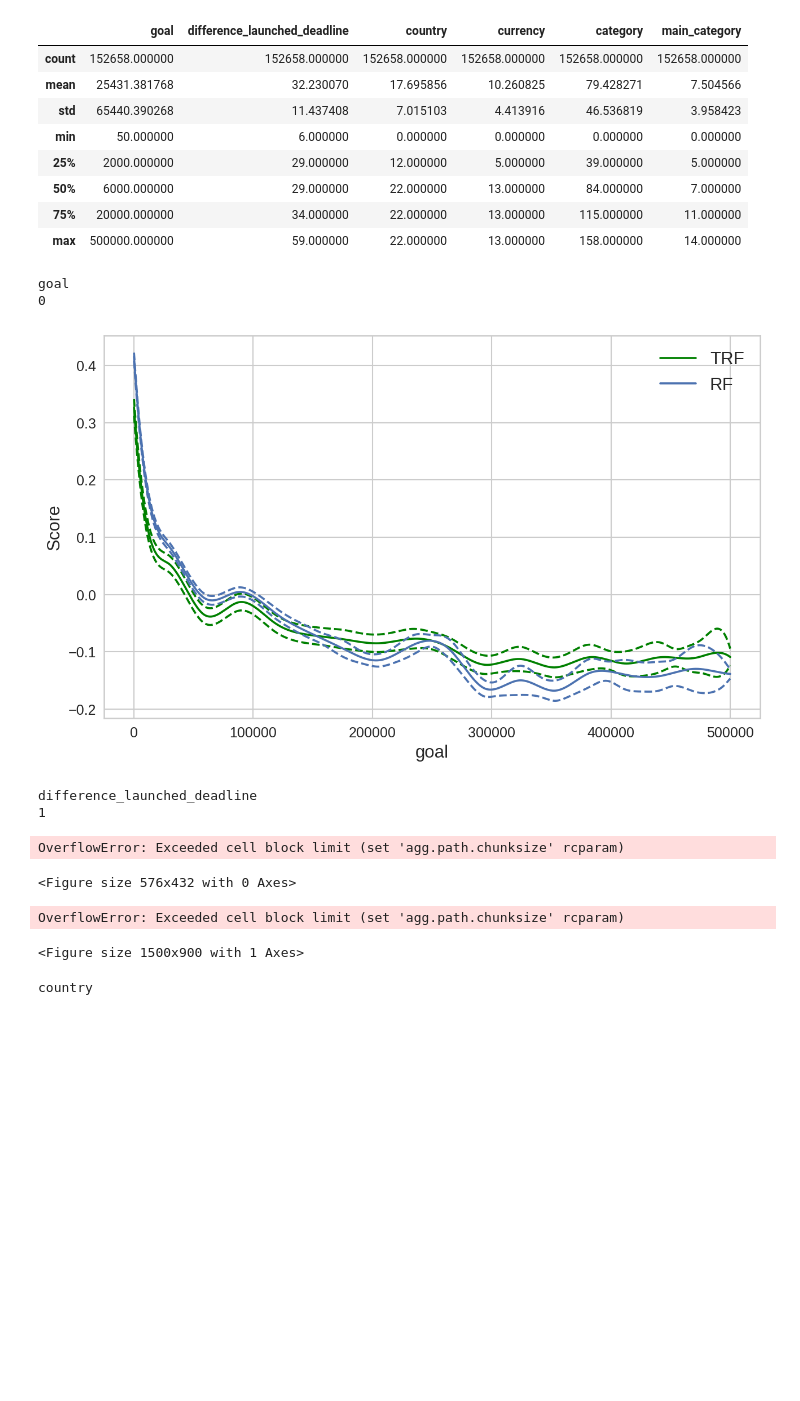
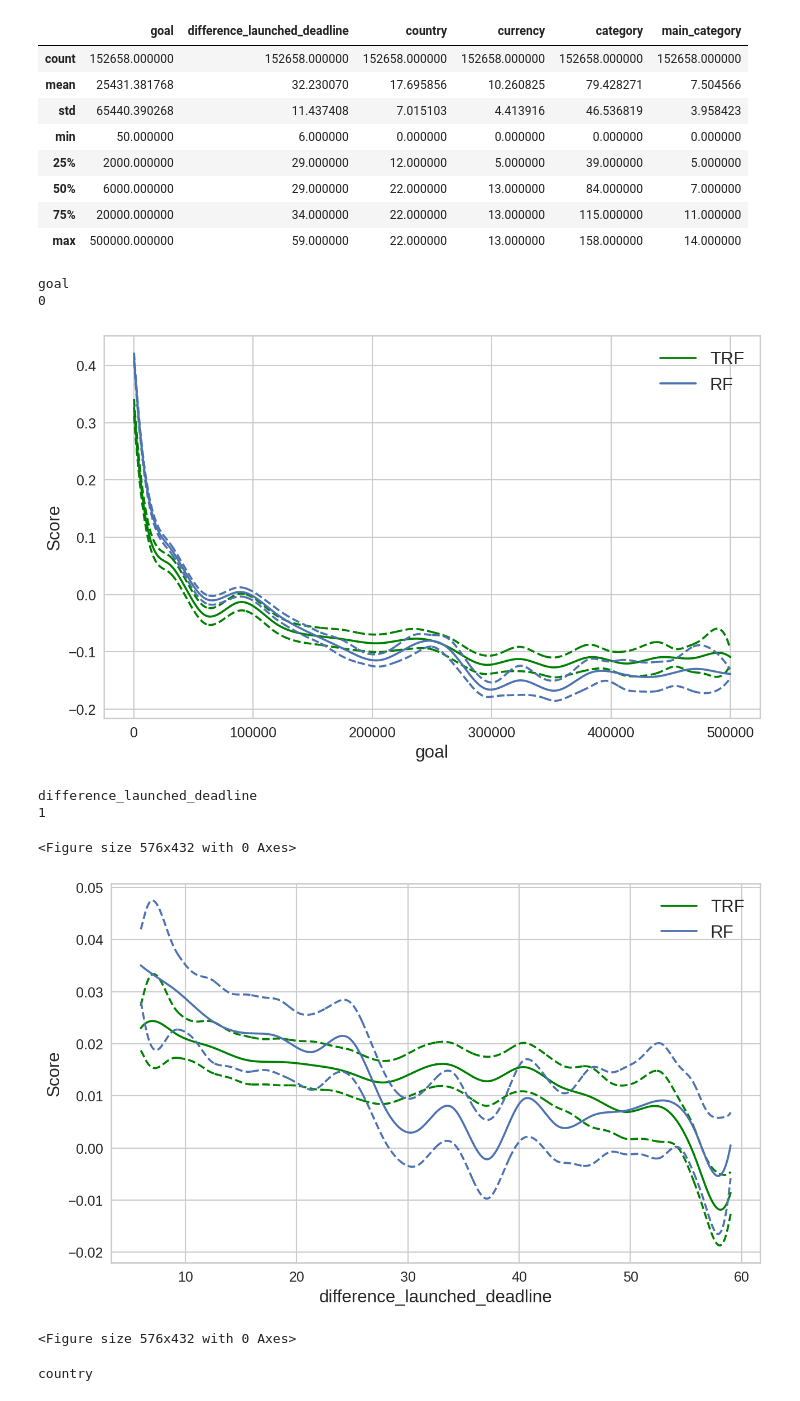
Before and after one commit to lgmoneda/time-robust-tree-paper, a Jupyter notebook: experiments/_kickstarter.ipynb, the cells around one changed output. Drawn from its saved outputs; the diff is of its cells as text; code cells hidden in the pictures; blank space fills up the shorter version.

Commit message:
Update results and fix some plots

```diff
--- a/experiments/_kickstarter.ipynb
+++ b/experiments/_kickstarter.ipynb
@@ -909,6 +907,9 @@ X_test.describe()
 | 50% | 6000.000000 | 29.000000 | 22.000000 | 13.000000 | 84.000000 | 7.000000 |
 | 75% | 20000.000000 | 34.000000 | 22.000000 | 13.000000 | 115.000000 | 11.000000 |
 | max | 500000.000000 | 59.000000 | 22.000000 | 13.000000 | 158.000000 | 14.000000 |
+# %%
+import matplotlib as mpl
+mpl.rcParams['agg.path.chunksize'] = 10000
 # %%
 for i, feat in enumerate(features):
     if feat not in numerical_features:
@@ -917,44 +918,43 @@ for i, feat in enumerate(features):
     print(i)
     XX = gam_challenger.generate_X_grid(i, n=X_test.shape[0])
     ### Fix needed for this dataset
-    XX[:, 1] = np.where(X_test.values[:, 1].astype(int) >= 329, 328, X_test.values[:, 1].astype(int))
-    XX[:, 5] = np.where(X_test.values[:, 5].astype(int) >= 2445, 2444, X_test.values[:, 5].astype(int))
+    #XX[:, 1] = np.where(X_test.values[:, 1].astype(int) >= 329, 328, X_test.values[:, 1].astype(int))
+    #XX[:, 5] = np.where(X_test.values[:, 5].astype(int) >= 2445, 2444, X_test.values[:, 5].astype(int))
     pdep, confi = gam_challenger.partial_dependence(i, X=XX, width=.95)
     fig, ax = plt.subplots(figsize=(10, 6), dpi=150)
 
     plt.plot(XX[:, i], pdep, c="green", label="TRF")
     plt.plot(XX[:, i], confi, c='green', ls='--')
     plt.ylabel("Score")
     plt.legend()
 
     ### Benchmark
     pdep, confi = gam_benchmark.partial_dependence(i, X=XX, width=.95)
     plt.plot(XX[:, i], pdep, color="#4c72b0", label="RF")
     plt.plot(XX[:, i], confi, c='#4c72b0', ls='--')
     plt.ylabel("Score", fontsize=15)
     plt.legend()
 
     plt.xlabel(feat, fontsize=15)
 
     ax.xaxis.set_tick_params(labelsize=12)
     ax.yaxis.set_tick_params(labelsize=12)
     xmin, xmax, ymin, ymax = plt.axis()
     plt.ylim([ymin, ymax])
     plt.legend(fontsize=15)
     plt.savefig("../images/{}_feature_impact_{}.eps".format(PREFIX, feat), format="eps")
 
     plt.show()
     plt.clf()
 # %% [output]
 goal
 0
 [figure]
 difference_launched_deadline
 1
-OverflowError: Exceeded cell block limit (set 'agg.path.chunksize' rcparam)
+<Figure size 576x432 with 0 Axes>
+[figure, added]
 <Figure size 576x432 with 0 Axes>
-OverflowError: Exceeded cell block limit (set 'agg.path.chunksize' rcparam)
-<Figure size 1500x900 with 1 Axes>
 # %%
 for i, feat in enumerate(features):
     if feat in columns_to_label_encode:
```
Also changed, not shown: parts of 2 cells of this notebook, 5 other files.
